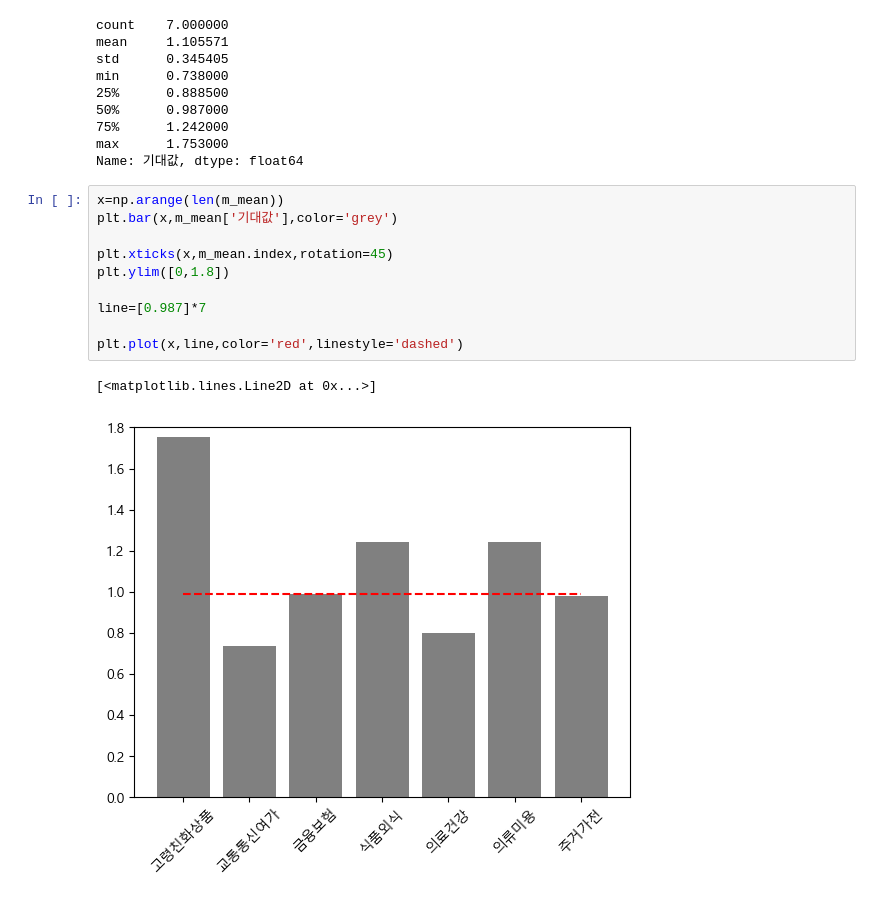
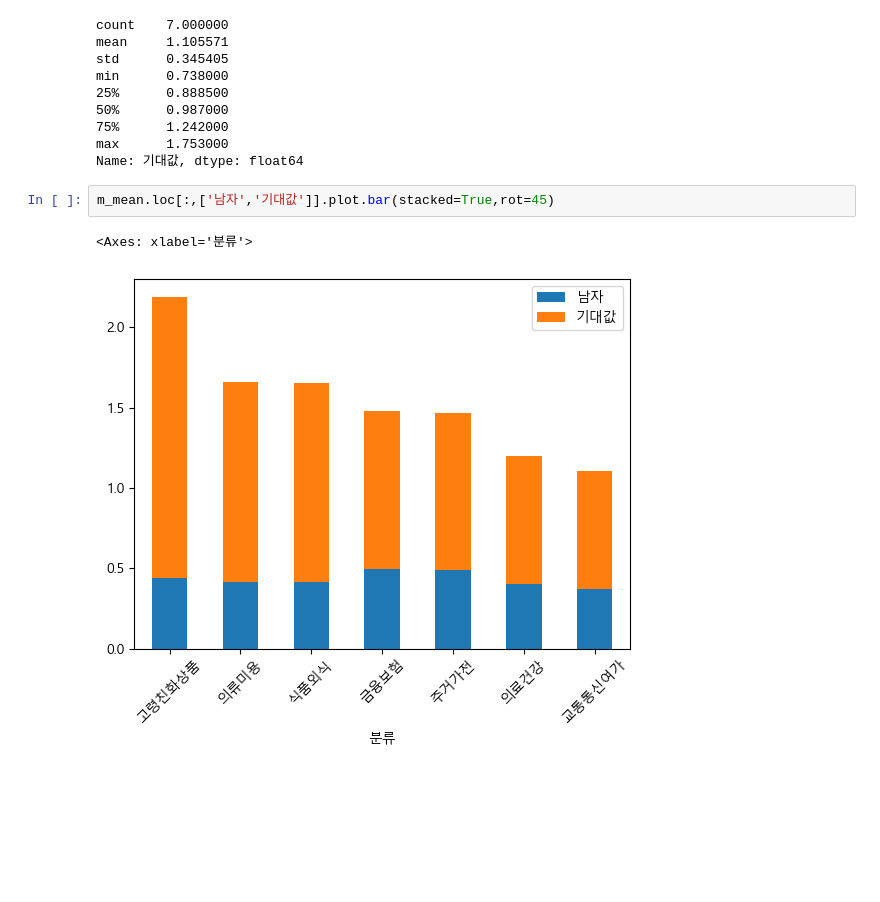
Before and after one commit to sheershay/finding-yold, a Jupyter notebook: 01_선행연구_분석.ipynb, the cells around one changed output. Cells and saved outputs as stored; diff of their text form; blank space fills up the shorter version.

```diff
--- a/01_선행연구_분석.ipynb
+++ b/01_선행연구_분석.ipynb
@@ -72,19 +73,11 @@ min      0.738000
 75%      1.242000
 max      1.753000
 Name: 기대값, dtype: float64
-# %%
-x=np.arange(len(m_mean))
-plt.bar(x,m_mean['기대값'],color='grey')
-
-plt.xticks(x,m_mean.index,rotation=45)
-plt.ylim([0,1.8])
-
-line=[0.987]*7
-
-plt.plot(x,line,color='red',linestyle='dashed')
-# %% [output]
-[<matplotlib.lines.Line2D at 0x...>]
-[figure, removed]
+# %%
+m_mean.loc[:,['남자','기대값']].plot.bar(stacked=True,rot=45)
+# %% [output]
+<Axes: xlabel='분류'>
+[figure, added]
 # %%
 sr_friendly=df_2.loc[df_2['분류']=='고령친화상품']
 meal=df_2.loc[df_2['분류']=='식품외식']
```
Also changed, not shown: parts of 5 cells of this notebook, 3 other files.
